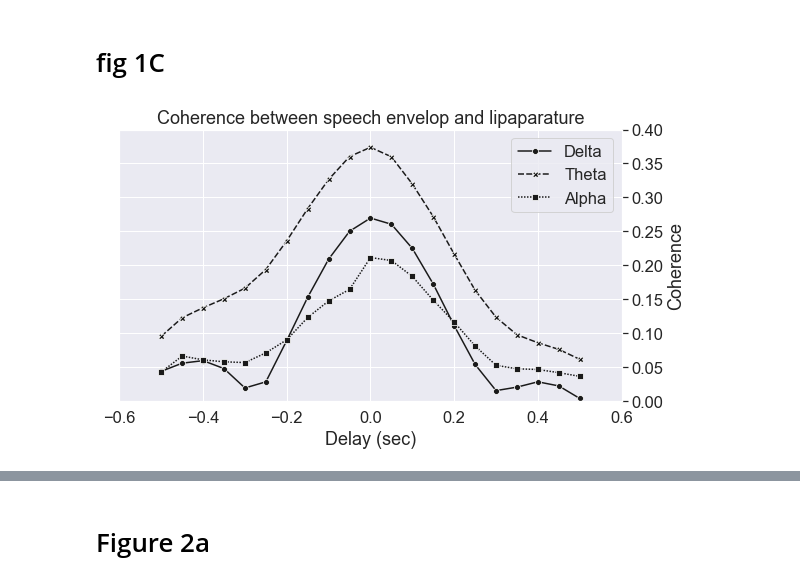
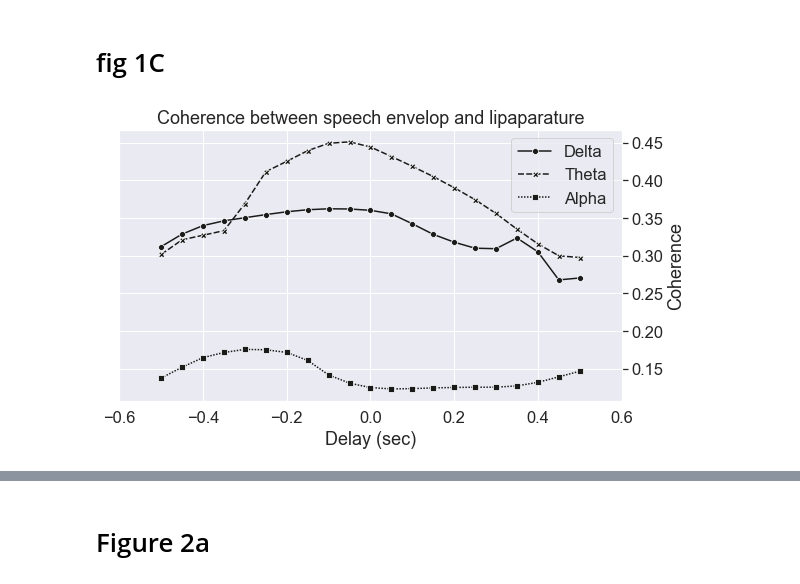
Before and after one commit to sankar-mukherjee/NeuroLip, a Jupyter notebook: final_paper.ipynb, the cells around one changed output, grey strips where cells are left out. Saved outputs shown, nothing was run; the diff lists cells and outputs as text; code cells hidden in the pictures.

```diff
--- a/final_paper.ipynb
+++ b/final_paper.ipynb
@@ -417,8 +463,12 @@ def get_data_for_clusterpermutation(data1,data2,f1,f2,freq_band,condition,delay,
 # fig 1C
 # %%
 # coherence beteewn stimuli in delay
-save_path = data_path + '/data/coherence/Coh-removedFirst-0.5-2_envelop-'+ \
-                    'EMA_trial_normalized_coh-multitaper3cycle-1-40.5Hz-0.5step.pkl'
+mode= 'fourier'#fourier  multitaper
+method = 'plv'#plv  coh
+trial_len = 3
+
+save_path = data_path + '/data/coherence/Coh-removedFirst-0.5-'+str(trial_len)+'_envelop-'+ \
+                    'EMA_trial_normalized_'+method+'-'+mode+'3cycle-1-40.5Hz-0.5step.pkl'
 
 data=pd.read_pickle(save_path)
 
@@ -428,36 +478,36 @@ data.set_index(['Feature','Freq','Condition','Delay','Subject'], inplace=True)
 data.sort_index(inplace=True)
 
 freq =  [ '1 - 4 Hz','4 - 8 Hz','8 - 12 Hz']
-freq_band = [2.5,6,10]
+freq_band = [2.3,6.3,10.3]
 
 features = ['lipaparature']
 
 delay = np.arange(-5,6) / 10
 delay = np.arange(-5,5.5,0.5) / 10
 
 condition = ['All']
 #condition = ['normal']
 
 a = data.loc[features,freq_band,condition,delay,'aa']['Coherence']
 a = a.reset_index()
 
 
 f, ax = plt.subplots(figsize=(9,5))
 freq =  [ 'Delta','Theta','Alpha']
 
 sns.lineplot(x="Delay", y="Coherence",style="Freq", markers=True,color='k',data=a)
 plt.xlabel('Delay (sec)')
 plt.ylabel('Coherence')
 plt.legend(freq,loc=1)
 plt.title('Coherence between speech envelop and ' +features[0])
 plt.xlim([-0.6,0.6])
 
 ax.yaxis.tick_right()
 
 ax.yaxis.set_label_position("right")
 
-plt.ylim([0,0.4])
+#plt.ylim([0,0.4])
 
 plt.savefig('fig1c.eps', format='eps', dpi=300)
 # %% [output]
-[figure, old version]
+[figure, new version]
```
Also changed, not shown: parts of 18 cells of this notebook, 16 other files.
